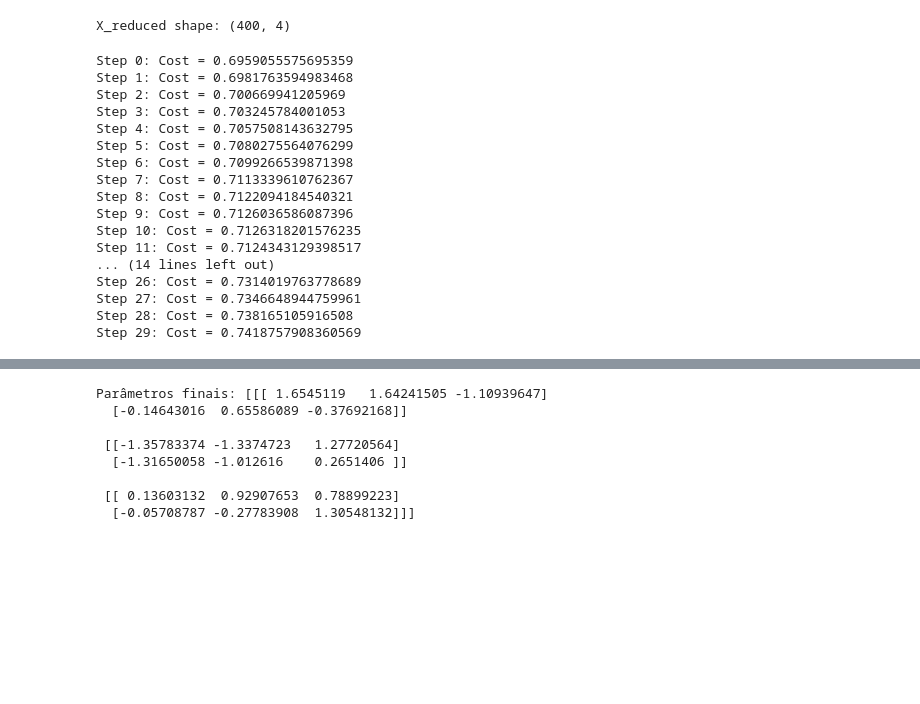
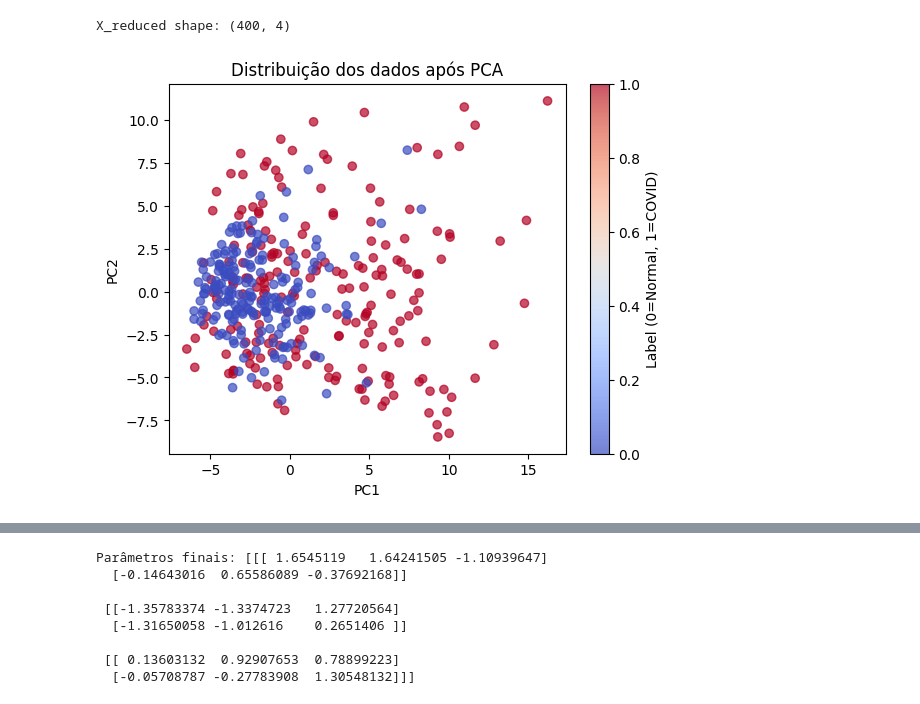
Before and after one commit to Gabriel-Esteves-0404/BASECODE, a Jupyter notebook: BASECOD.ipynb, the cells around one changed output, grey strips where cells are left out. Drawn from its saved outputs; the diff is of its cells as text; code cells hidden in the pictures; blank space fills up the shorter version.

```diff
--- a/BASECOD.ipynb
+++ b/BASECOD.ipynb
@@ -161,6 +207,17 @@ X_reduced = pca.fit_transform(X)
 print("X_reduced shape:", X_reduced.shape)
 # %% [output]
 X_reduced shape: (400, 4)
+# %%
+import matplotlib.pyplot as plt
+
+plt.scatter(X_reduced[:, 0], X_reduced[:, 1], c=y, cmap="coolwarm", alpha=0.7)
+plt.title("Distribuição dos dados após PCA")
+plt.xlabel("PC1")
+plt.ylabel("PC2")
+plt.colorbar(label="Label (0=Normal, 1=COVID)")
+plt.show()
+# %% [output]
+[figure, added]
 # %%
 from sklearn.model_selection import train_test_split
 
@@ -181,37 +241,3 @@ opt = qml.optimize.AdamOptimizer(stepsize=0.01)
 # stepsize define o quanto o parametro será ajustado em cada interação
 # quanto maior o stepsize: será ajustado forte o parametro, pode passar do mínimo e ficar oscilando
 # quanto menor: demora mais para se chegar ao mínimo, mas tem mais estabilidade
-# %%
-steps = 30
-
-loss_history = []
-for i in range(steps):
-    params = opt.step(lambda v: cost(v, X, y.astype(float)), params)
-
-    current_cost = cost(params, X_reduced, y.astype(float))
-    loss_history.append(current_cost)
-
-
-    if i % 1 == 0: #informa que mostrará a loss de 10 em 10
-      print(f"Step {i}: Cost = {cost(params, X_reduced,y.astype(float))}")
-
-        #nessa etapa ocorre a representação da evolução da função loss ao decorrer do código
-        #com os ajustes do otimizador
-# %% [output]
-Step 0: Cost = 0.6959055575695359
-Step 1: Cost = 0.6981763594983468
-Step 2: Cost = 0.700669941205969
-Step 3: Cost = 0.703245784001053
-Step 4: Cost = 0.7057508143632795
-Step 5: Cost = 0.7080275564076299
-Step 6: Cost = 0.7099266539871398
-Step 7: Cost = 0.7113339610762367
-Step 8: Cost = 0.7122094184540321
-Step 9: Cost = 0.7126036586087396
-Step 10: Cost = 0.7126318201576235
-Step 11: Cost = 0.7124343129398517
-... (14 lines left out)
-Step 26: Cost = 0.7314019763778689
-Step 27: Cost = 0.7346648944759961
-Step 28: Cost = 0.738165105916508
-Step 29: Cost = 0.7418757908360569
```
Also changed, not shown: parts of 10 cells of this notebook.
